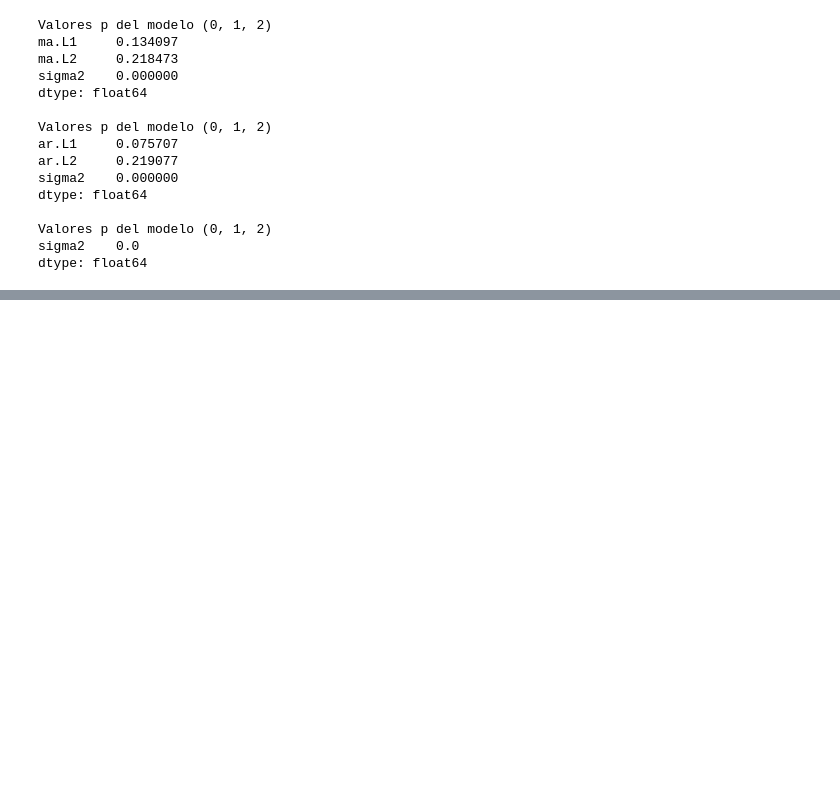
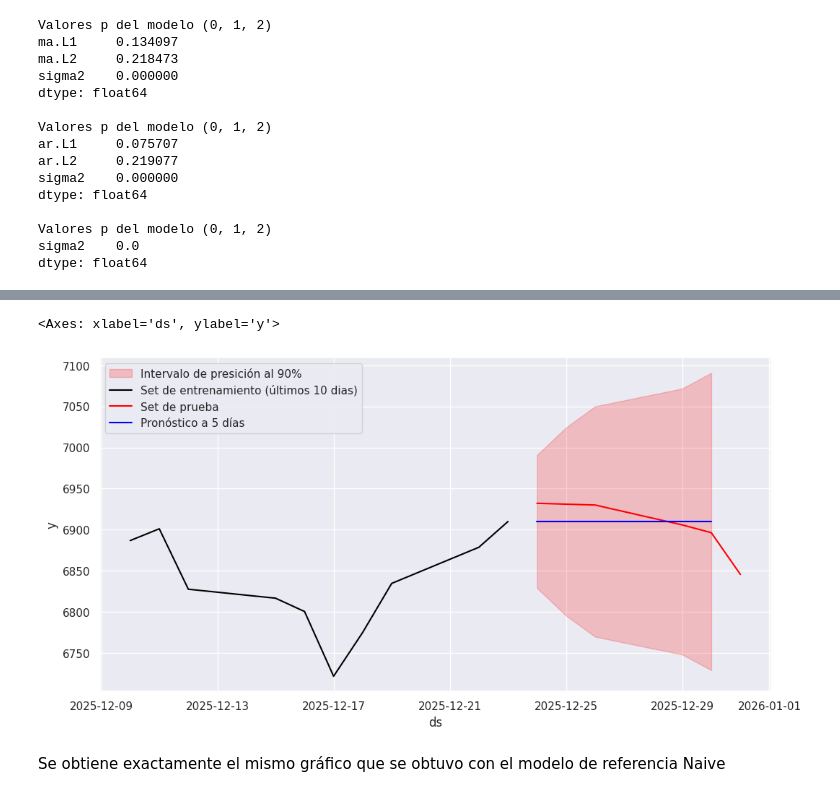
Before and after one commit to JairRamosG/Series_de_Tiempo, a Jupyter notebook: 06_ARIMA/ARIMA(p, d, q).ipynb, the cells around one changed output, grey strips where cells are left out. Drawn from its saved outputs; the diff is of its cells as text; code cells hidden in the pictures; blank space fills up the shorter version.

Commit message:
Se obtiene el mismo pronóstico con el modelo de referencia Naive y el ARIMA(0,1,0)

```diff
--- a/06_ARIMA/ARIMA(p, d, q).ipynb
+++ b/06_ARIMA/ARIMA(p, d, q).ipynb
@@ -473,0 +496,6 @@ dtype: float64
+# %%
+sf = StatsForecast(models = [ARIMA(order = (0, 1, 0) , alias = 'ARIMA(0, 1, 0)')], freq = 'B')
+sf.fit(df_train)
+
+fc = sf.forecast(df = df_train, h = 5, level = [90])
+fc
@@ -473,0 +509,22 @@ dtype: float64
+# %%
+sf = StatsForecast(models = [ARIMA(order = (0, 1, 0) , alias = 'ARIMA(0, 1, 0)')], freq = 'B')
+sf.fit(df_train)
+
+fc = sf.forecast(df = df_train, h = 5, level = [90])
+
+fig, ax = plt.subplots()
+plt.fill_between(
+    x = fc['ds'],
+    y1 = fc['ARIMA(0, 1, 0)-lo-90'],
+    y2 = fc['ARIMA(0, 1, 0)-hi-90'],
+    color = 'red',
+    alpha = 0.2,
+    label = 'Intervalo de presición al 90%')
+sns.lineplot(df_train[-10: ], x = 'ds', y = 'y', label = 'Set de entrenamiento (últimos 10 dias)', color = 'black')
+sns.lineplot(df_test, x = 'ds', y = 'y', label = 'Set de prueba', color = 'red')
+sns.lineplot(fc, x = 'ds', y = 'ARIMA(0, 1, 0)', label = 'Pronóstico a 5 días', color = 'blue')
+# %% [output]
+<Axes: xlabel='ds', ylabel='y'>
+[figure, added]
+# %% [markdown]
+Se obtiene exactamente el mismo gráfico que se obtuvo con el modelo de referencia Naive
```
Also changed, not shown: parts of 3 cells of this notebook.
